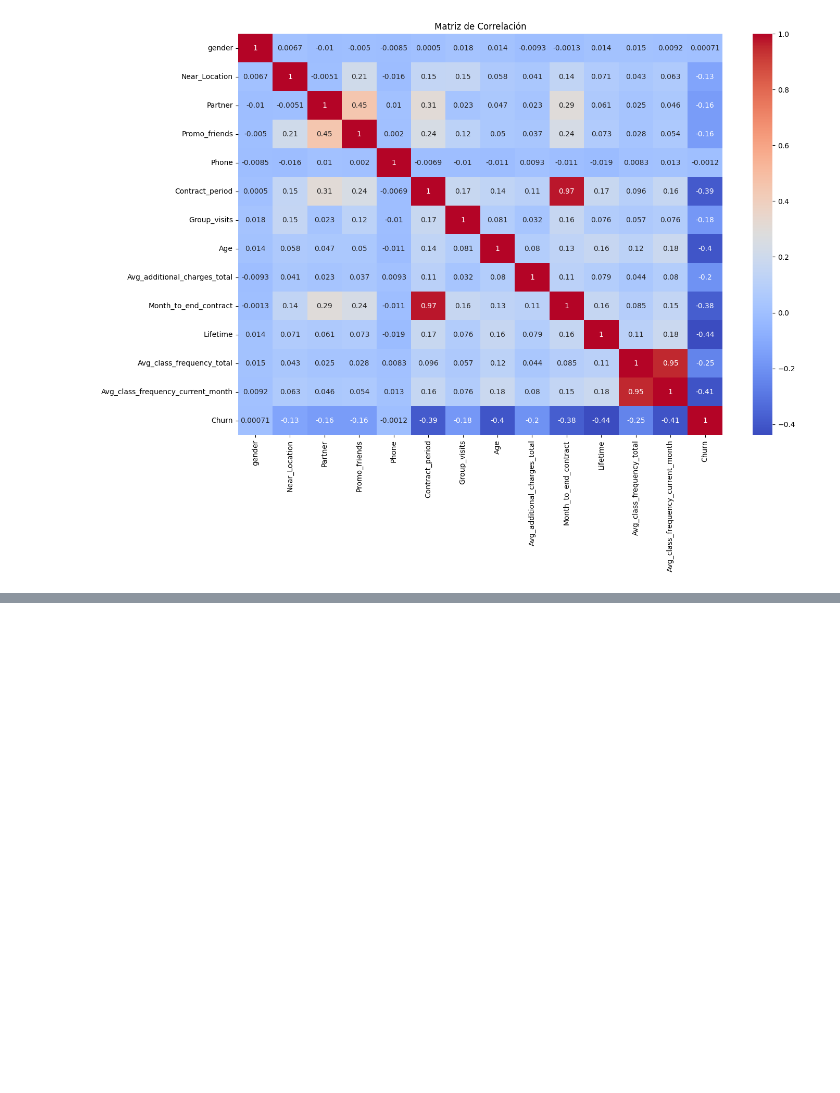
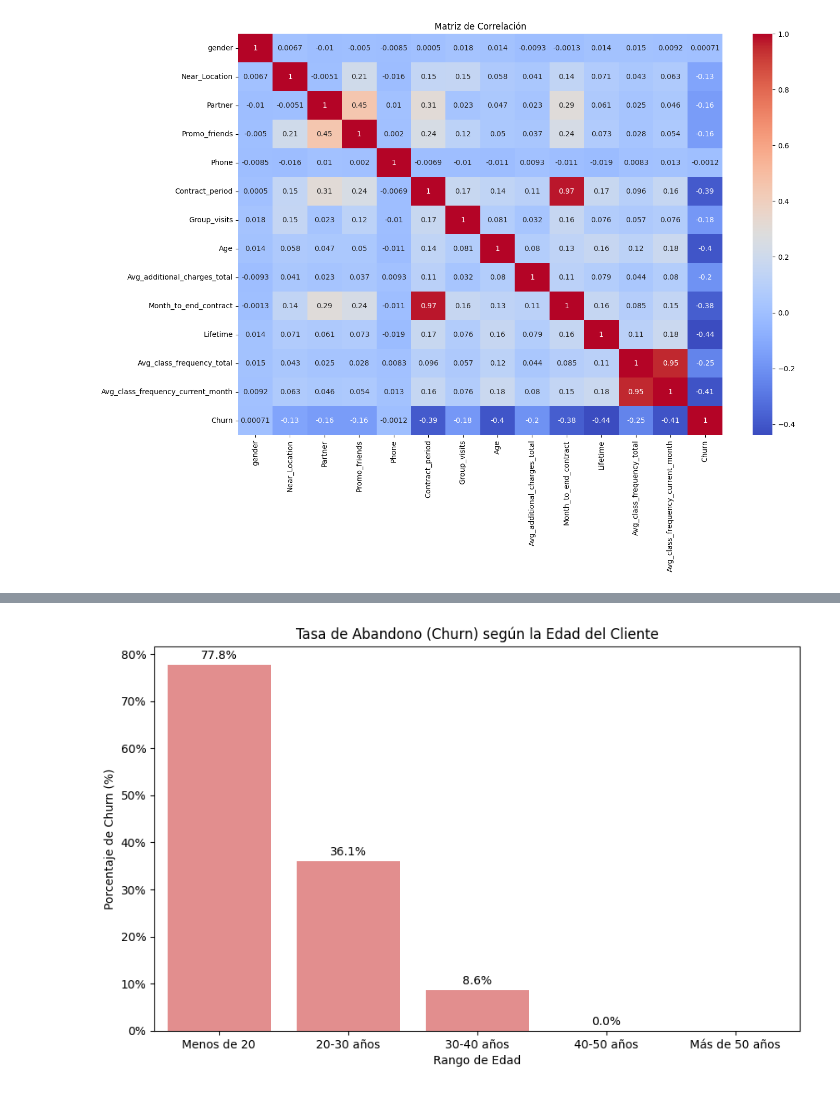
Before and after one commit to Dalzsfn/deteccion-de-abandono-de-servicios, a Jupyter notebook: analisis_gym.ipynb, the cells around one changed output, grey strips where cells are left out. Cells and saved outputs as stored; diff of their text form; code cells hidden in the pictures; blank space fills up the shorter version.

```diff
--- a/analisis_gym.ipynb
+++ b/analisis_gym.ipynb
@@ -91,3 +92,5 @@ plt.title('Matriz de Correlación')
 # %% [output]
 Text(0.5, 1.0, 'Matriz de Correlación')
 [figure]
+# %%
+df2 = df.copy()
@@ -93,0 +106,4 @@ Text(0.5, 1.0, 'Matriz de Correlación')
+# %%
+drop_columns = ['gender', 'Phone']
+# %%
+df2.drop(columns=drop_columns, inplace=True)
@@ -93,0 +119,22 @@ Text(0.5, 1.0, 'Matriz de Correlación')
+# %%
+limites_edad = [0, 20, 30, 40, 50, 100]
+
+nombres_edades = ['Menos de 20', '20-30 años', '30-40 años', '40-50 años', 'Más de 50 años']
+
+df2['Age_group'] = pd.cut(df2['Age'], bins=limites_edad, labels=nombres_edades)
+
+plt.figure(figsize=(10, 6))
+ax = sns.barplot(data=df2, x='Age_group', y='Churn', errorbar=None, color='lightcoral')
+
+ax.yaxis.set_major_formatter(PercentFormatter(1.0))
+
+etiquetas_barras = [f"{barra.get_height():.1%}" for barra in ax.containers[0]]
+ax.bar_label(ax.containers[0], labels=etiquetas_barras, padding=3)
+
+plt.title('Tasa de Abandono (Churn) según la Edad del Cliente')
+plt.ylabel('Porcentaje de Churn (%)')
+plt.xlabel('Rango de Edad')
+
+plt.show()
+# %% [output]
+[figure, added]
```
Also changed, not shown: parts of 6 cells of this notebook.
